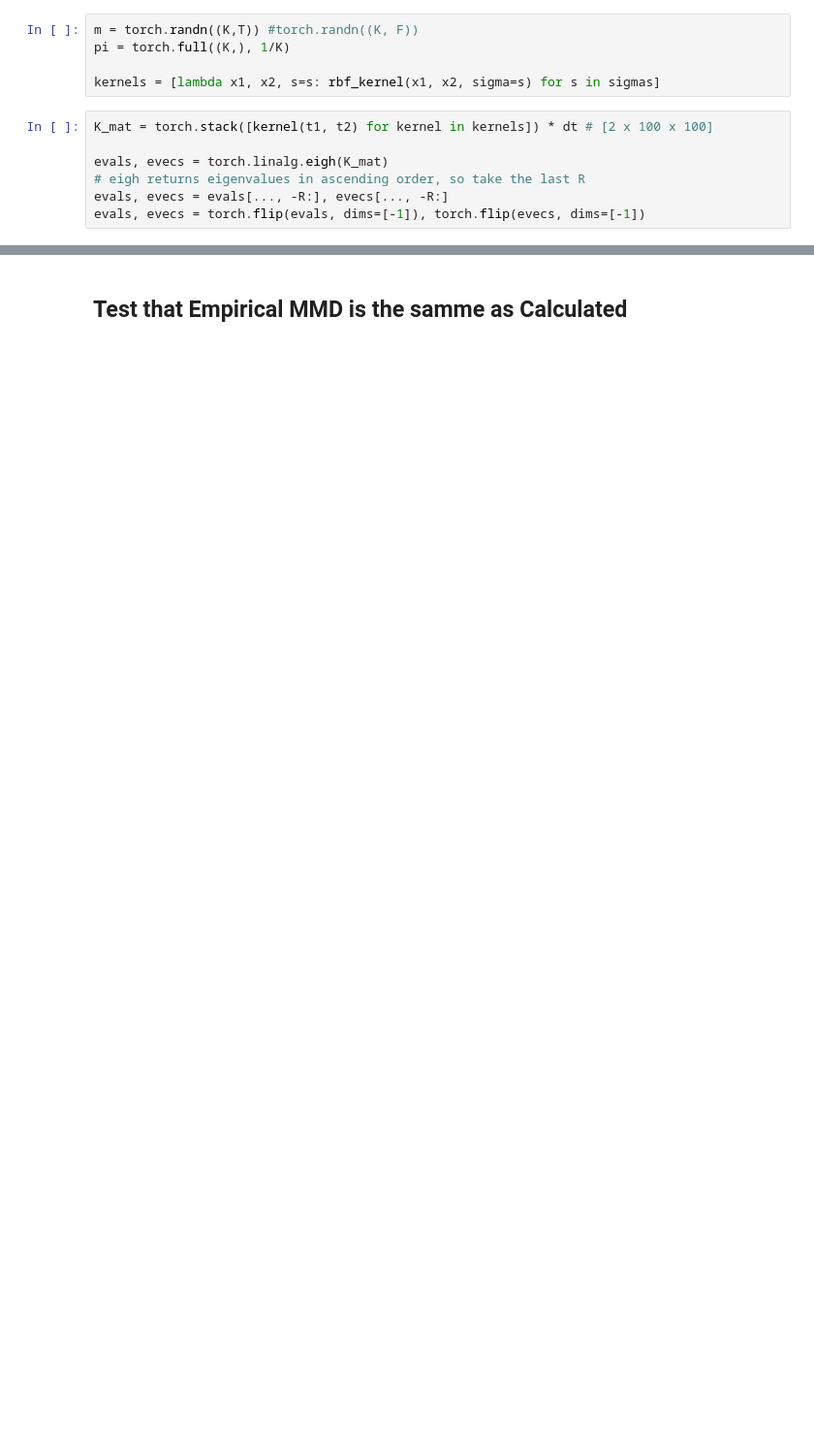
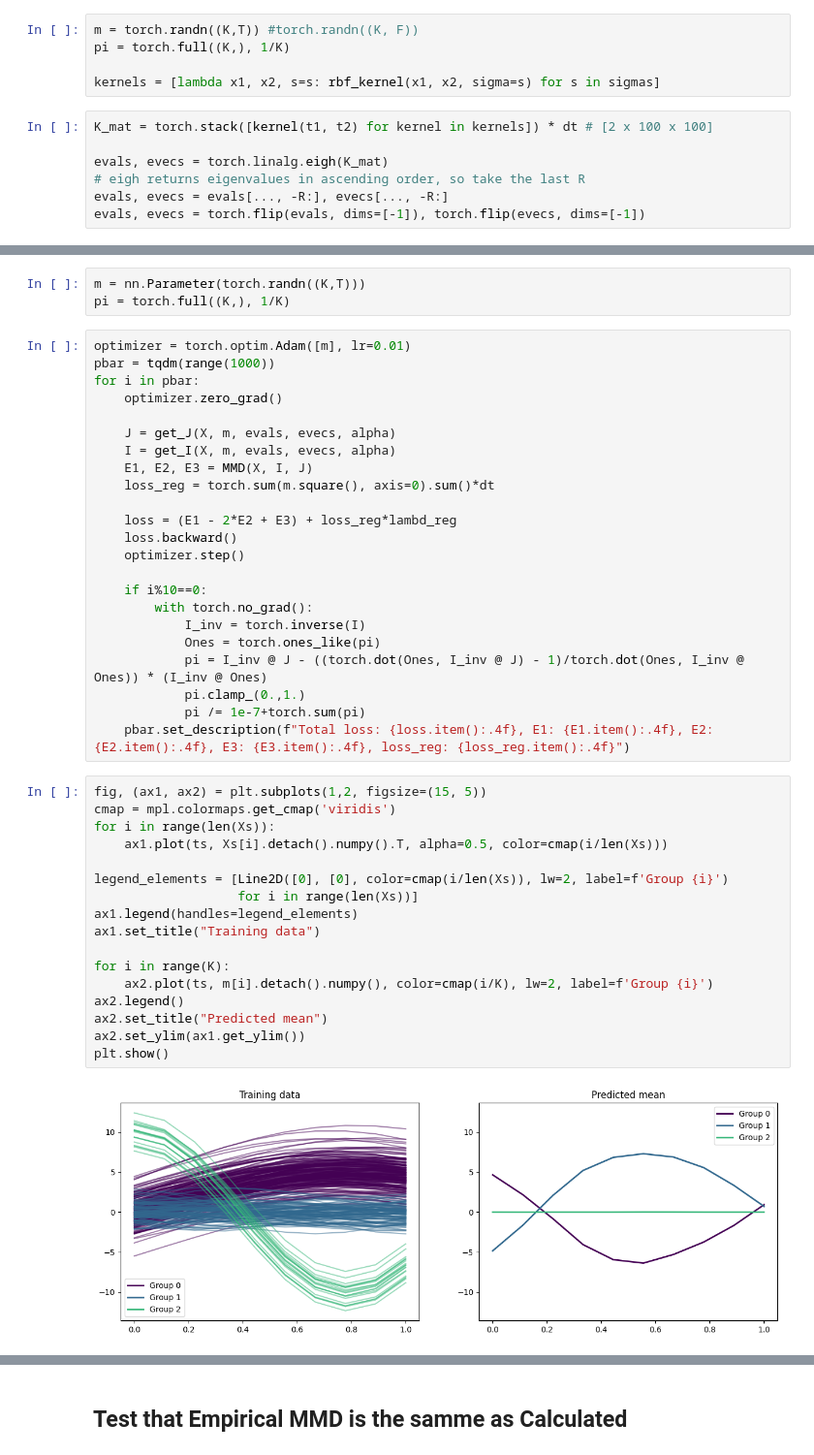
Before and after one commit to dani2442/rkhs-mixture-models, a Jupyter notebook: notebooks/train_gpm_v2.ipynb, the cells around one changed output, grey strips where cells are left out. Shown: that part at 97% size. Drawn from its saved outputs; the diff is of its cells as text; blank space fills up the shorter version.

```diff
--- a/notebooks/train_gpm_v2.ipynb
+++ b/notebooks/train_gpm_v2.ipynb
@@ -154,0 +163,45 @@ plt.show()
+# %%
+m = nn.Parameter(torch.randn((K,T)))
+pi = torch.full((K,), 1/K)
+# %%
+optimizer = torch.optim.Adam([m], lr=0.01)
+pbar = tqdm(range(1000))
+for i in pbar:
+    optimizer.zero_grad()
+
+    J = get_J(X, m, evals, evecs, alpha)
+    I = get_I(X, m, evals, evecs, alpha)
+    E1, E2, E3 = MMD(X, I, J)
+    loss_reg = torch.sum(m.square(), axis=0).sum()*dt
+
+    loss = (E1 - 2*E2 + E3) + loss_reg*lambd_reg
+    loss.backward()
+    optimizer.step()
+
+    if i%10==0:
+        with torch.no_grad():
+            I_inv = torch.inverse(I)
+            Ones = torch.ones_like(pi)
+            pi = I_inv @ J - ((torch.dot(Ones, I_inv @ J) - 1)/torch.dot(Ones, I_inv @ Ones)) * (I_inv @ Ones)
+            pi.clamp_(0.,1.)
+            pi /= 1e-7+torch.sum(pi)
+    pbar.set_description(f"Total loss: {loss.item():.4f}, E1: {E1.item():.4f}, E2: {E2.item():.4f}, E3: {E3.item():.4f}, loss_reg: {loss_reg.item():.4f}")
+# %%
+fig, (ax1, ax2) = plt.subplots(1,2, figsize=(15, 5))
+cmap = mpl.colormaps.get_cmap('viridis')
+for i in range(len(Xs)):
+    ax1.plot(ts, Xs[i].detach().numpy().T, alpha=0.5, color=cmap(i/len(Xs)))
+
+legend_elements = [Line2D([0], [0], color=cmap(i/len(Xs)), lw=2, label=f'Group {i}')
+                   for i in range(len(Xs))]
+ax1.legend(handles=legend_elements)
+ax1.set_title("Training data")
+
+for i in range(K):
+    ax2.plot(ts, m[i].detach().numpy(), color=cmap(i/K), lw=2, label=f'Group {i}')
+ax2.legend()
+ax2.set_title("Predicted mean")
+ax2.set_ylim(ax1.get_ylim())
+plt.show()
+# %% [output]
+[figure, added]
```
Also changed, not shown: parts of 12 cells of this notebook.
